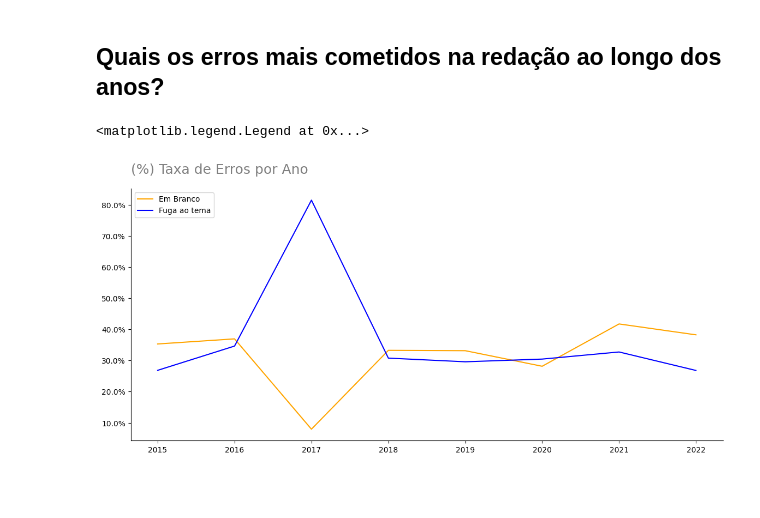
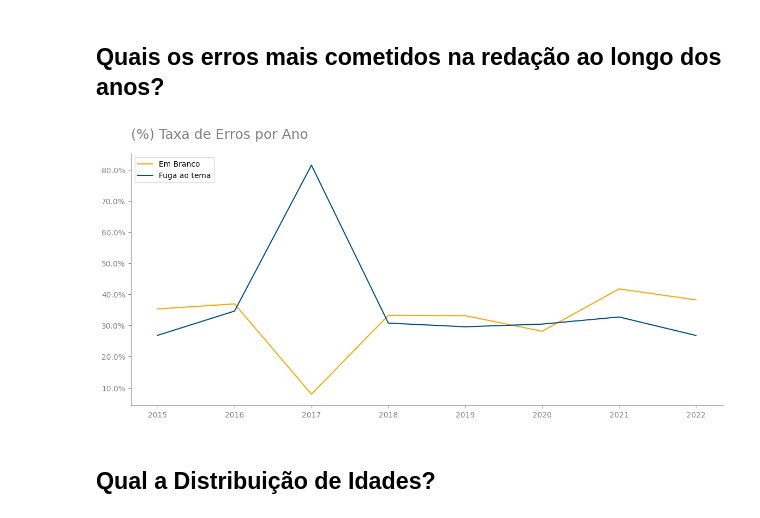
Before and after one commit to LiamFer/ENEM-Analysis, a Jupyter notebook: main_analysis.ipynb, the cells around one changed output. Saved outputs shown, nothing was run; the diff lists cells and outputs as text; code cells hidden in the pictures; blank space fills up the shorter version.

```diff
--- a/main_analysis.ipynb
+++ b/main_analysis.ipynb
@@ -261,17 +261,25 @@ errors_commited = errors_commited.map(lambda x: x*100)
 # %%
 # Criando o Line Chart pra visualizar a porcentagem desses Erros ao longo do tempo
 plt.figure(figsize=(14,6))
 plt.title("(%) Taxa de Erros por Ano",loc='left',color='gray',pad=20,size=18)
-plt.gca().set_prop_cycle(plt.cycler('color',["orange","blue"]))
-
+plt.gca().set_prop_cycle(plt.cycler('color',["orange","#004F8B"]))
 
 plt.plot(errors_commited.index,errors_commited[common_erros])
+
 # Formatando os Axis do gráfico pra melhor visualização
 plt.gca().yaxis.set_major_formatter(StrMethodFormatter('{x}%'))
+plt.legend(errors_commited[common_erros],loc='upper left')
+plt.tick_params(axis='y', colors='gray')
+plt.tick_params(axis='x', colors='gray')
+plt.gca().spines['left'].set_color("gray")
+plt.gca().spines['bottom'].set_color("gray")
+
 # Removendo as bordas do gráfico
 plt.gca().spines['top'].set_visible(False)
 plt.gca().spines['right'].set_visible(False)
-plt.legend(errors_commited[common_erros],loc='upper left')
+
+plt.savefig('graphs/common_erros.png', transparent=True, dpi=600)
 # %% [output]
-<matplotlib.legend.Legend at 0x...>
-[figure, old version]
+[figure, new version]
+# %% [markdown]
+## Qual a Distribuição de Idades?
```
Also changed, not shown: 1 other file.
